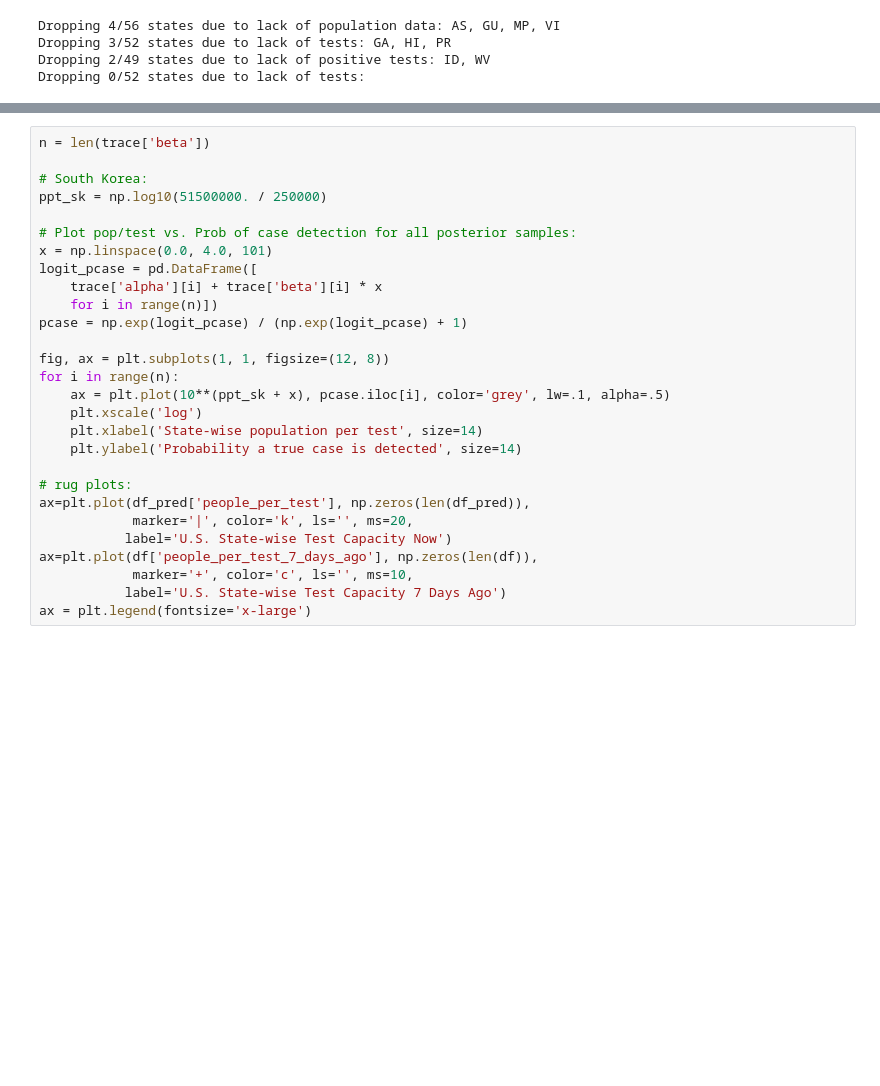
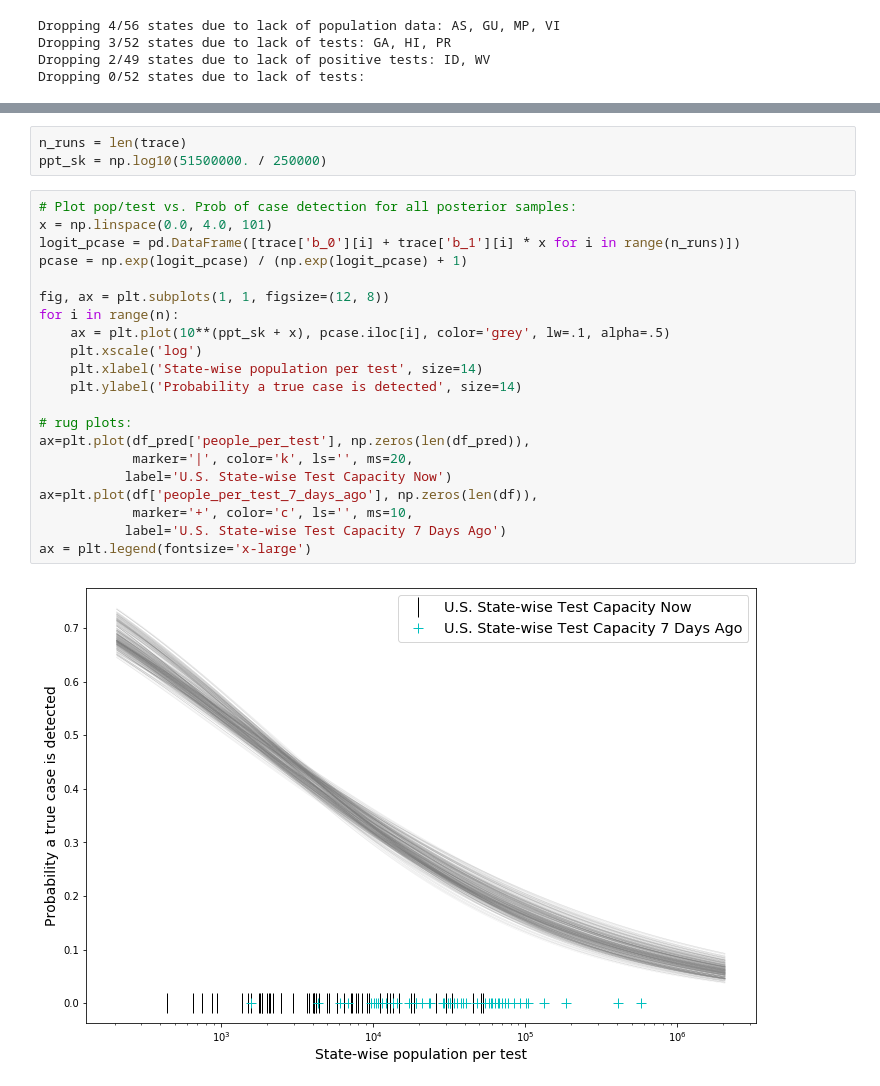
Before and after one commit to birdsarah/COVID19-mortality, a Jupyter notebook: State-wise Unreported COVID-19 Cases in the U.S..ipynb, the cells around one changed output, grey strips where cells are left out. Cells and saved outputs as stored; diff of their text form; blank space fills up the shorter version.

```diff
--- a/State-wise Unreported COVID-19 Cases in the U.S..ipynb
+++ b/State-wise Unreported COVID-19 Cases in the U.S..ipynb
@@ -186,29 +187,27 @@ ax = pm.traceplot(trace)
+# %%
+n_runs = len(trace)
+ppt_sk = np.log10(51500000. / 250000)
 # %%
-n = len(trace['beta'])
-
-# South Korea:
-ppt_sk = np.log10(51500000. / 250000)
-
 # Plot pop/test vs. Prob of case detection for all posterior samples:
 x = np.linspace(0.0, 4.0, 101)
-logit_pcase = pd.DataFrame([
-    trace['alpha'][i] + trace['beta'][i] * x
-    for i in range(n)])
+logit_pcase = pd.DataFrame([trace['b_0'][i] + trace['b_1'][i] * x for i in range(n_runs)])
 pcase = np.exp(logit_pcase) / (np.exp(logit_pcase) + 1)
 
 fig, ax = plt.subplots(1, 1, figsize=(12, 8))
 for i in range(n):
     ax = plt.plot(10**(ppt_sk + x), pcase.iloc[i], color='grey', lw=.1, alpha=.5)
     plt.xscale('log')
     plt.xlabel('State-wise population per test', size=14)
     plt.ylabel('Probability a true case is detected', size=14)
 
 # rug plots:
 ax=plt.plot(df_pred['people_per_test'], np.zeros(len(df_pred)),
             marker='|', color='k', ls='', ms=20,
            label='U.S. State-wise Test Capacity Now')
 ax=plt.plot(df['people_per_test_7_days_ago'], np.zeros(len(df)),
             marker='+', color='c', ls='', ms=10,
            label='U.S. State-wise Test Capacity 7 Days Ago')
 ax = plt.legend(fontsize='x-large')
+# %% [output]
+[figure, added]
 # %%
```
Also changed, not shown: parts of 8 cells of this notebook, 1 other file.
